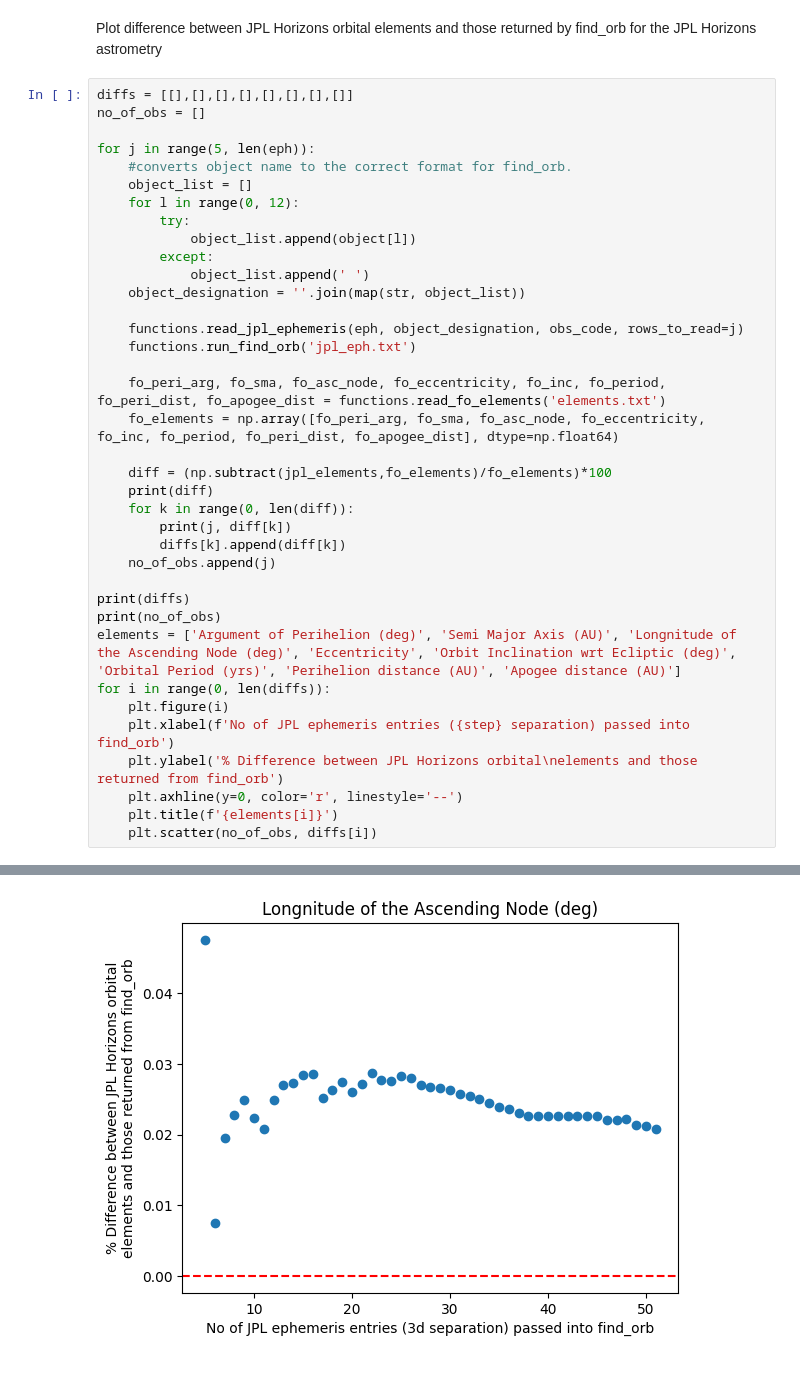
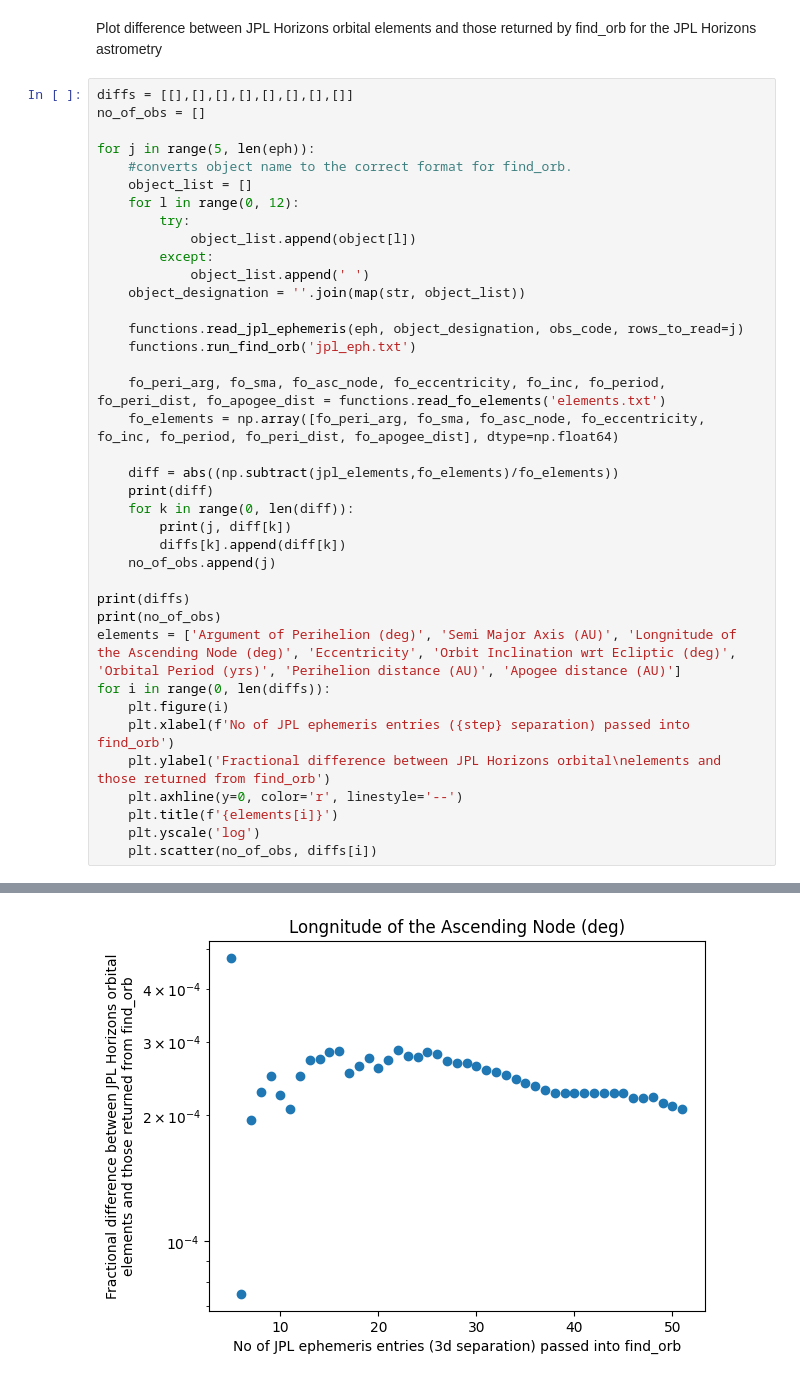
Before and after one commit to BradleyMak/Near-Earth-Asteroids, a Jupyter notebook: test_against_JPL.ipynb, the cells around one changed output, grey strips where cells are left out. Cells and saved outputs as stored; diff of their text form.

```diff
--- a/test_against_JPL.ipynb
+++ b/test_against_JPL.ipynb
@@ -43,7 +43,7 @@ for j in range(5, len(eph)):
     fo_peri_arg, fo_sma, fo_asc_node, fo_eccentricity, fo_inc, fo_period, fo_peri_dist, fo_apogee_dist = functions.read_fo_elements('elements.txt')
     fo_elements = np.array([fo_peri_arg, fo_sma, fo_asc_node, fo_eccentricity, fo_inc, fo_period, fo_peri_dist, fo_apogee_dist], dtype=np.float64)
 
-    diff = (np.subtract(jpl_elements,fo_elements)/fo_elements)*100
+    diff = abs((np.subtract(jpl_elements,fo_elements)/fo_elements))
     print(diff)
     for k in range(0, len(diff)):
         print(j, diff[k])
@@ -56,9 +56,10 @@ elements = ['Argument of Perihelion (deg)', 'Semi Major Axis (AU)', 'Longnitude
 for i in range(0, len(diffs)):
     plt.figure(i)
     plt.xlabel(f'No of JPL ephemeris entries ({step} separation) passed into find_orb')
-    plt.ylabel('% Difference between JPL Horizons orbital\nelements and those returned from find_orb')
+    plt.ylabel('Fractional difference between JPL Horizons orbital\nelements and those returned from find_orb')
     plt.axhline(y=0, color='r', linestyle='--')
     plt.title(f'{elements[i]}')
+    plt.yscale('log')
     plt.scatter(no_of_obs, diffs[i])
 # %% [output]
 2023-Aug-30 00:00
@@ -83 +84 @@ for i in range(0, len(diffs)):
-[figure, old version]
+[figure, new version]
```
Also changed, not shown: parts of 1 cell of this notebook, 4 other files.
